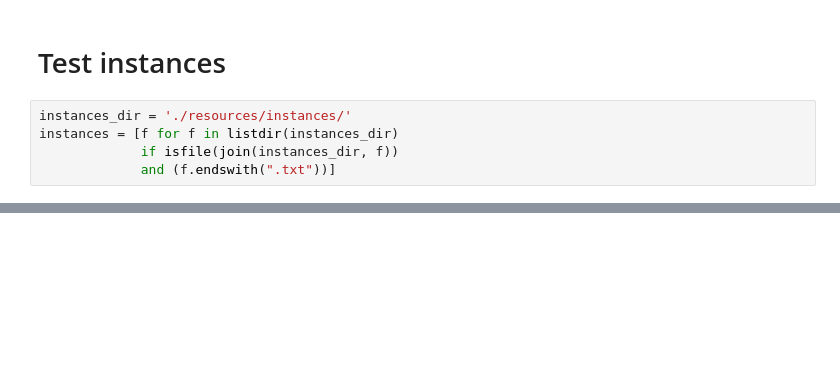
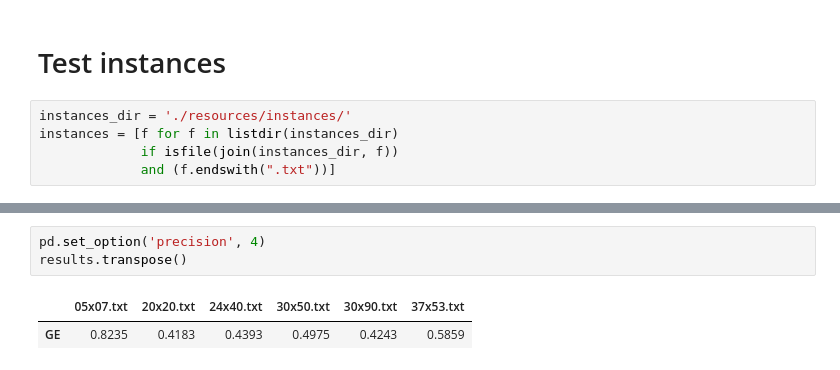
Before and after one commit to zaktan8/optimization_problems, a Jupyter notebook: 2_VNS_for_CFP/VNS.ipynb, the cells around one changed output, grey strips where cells are left out. Drawn from its saved outputs; the diff is of its cells as text; blank space fills up the shorter version.

```diff
--- a/2_VNS_for_CFP/VNS.ipynb
+++ b/2_VNS_for_CFP/VNS.ipynb
@@ -379,2 +377,8 @@ Cluster(machines=[7, 24], parts=[28, 25, 32, 2, 34])
 **************************************************
 ... (12 outputs left out)
+# %%
+pd.set_option('precision', 4)
+results.transpose()
+# %% [output]
+|  | 05x07.txt | 20x20.txt | 24x40.txt | 30x50.txt | 30x90.txt | 37x53.txt |
+| GE | 0.8235 | 0.4183 | 0.4393 | 0.4975 | 0.4243 | 0.5859 |
```
Also changed, not shown: parts of 4 cells of this notebook, 5 other files.
